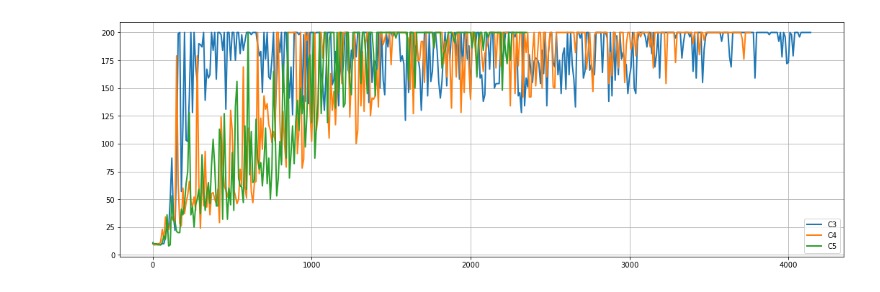
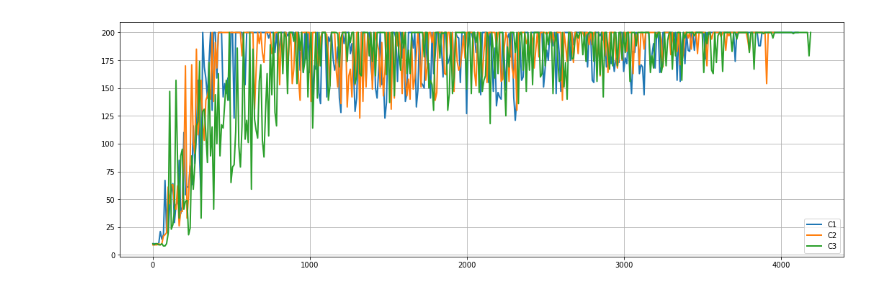
Before and after one commit to sujit880/Plotting_Graphs, a Jupyter notebook: plotting_line_graph_from_csvdata_1(comparison).ipynb, the cells around one changed output. Cells and saved outputs as stored; diff of their text form; code cells hidden in the pictures.

```diff
--- a/plotting_line_graph_from_csvdata_1(comparison).ipynb
+++ b/plotting_line_graph_from_csvdata_1(comparison).ipynb
@@ -22,22 +22,20 @@ baffle_client2 = f'{baffle_dir}client2/{"cartpole_v0_1"}.csv'
 baffle_client3 = f'{baffle_dir}client3/{"cartpole_v0_2"}.csv'
 baffle_client4 = f'{baffle_dir}client4/{"cartpole_v0_c4_1"}.csv'
 baffle_client5 = f'{baffle_dir}client5/{"cartpole_v0_c5"}.csv'
-datas = [baffle_client3,baffle_client4,baffle_client5]
+datas = [baffle_client1,baffle_client2,baffle_client3]
 # %%
 plt.figure(figsize=[18,6])
 plt.grid()
 for data in datas:
     df = pd.read_csv(data)
-    df.drop(["tr","up"],axis=1, inplace=True)
-    df
     x.append(df["epoch"].values)
     y.append(df["reward"].values)
     x1,y1 = df["epoch"].values, df["reward"].values
     plt.plot(x1,y1,linewidth=2)
-plt.legend(["C3","C4","C5"], loc = "lower right" )
+plt.legend(["C1","C2","C3"], loc = "lower right" )
 plt.show()
 # %% [output]
-[figure, old version]
+[figure, new version]
 # %%
 plt.show()
 # %%
```
Also changed, not shown: parts of 3 cells of this notebook, 4 other files.
